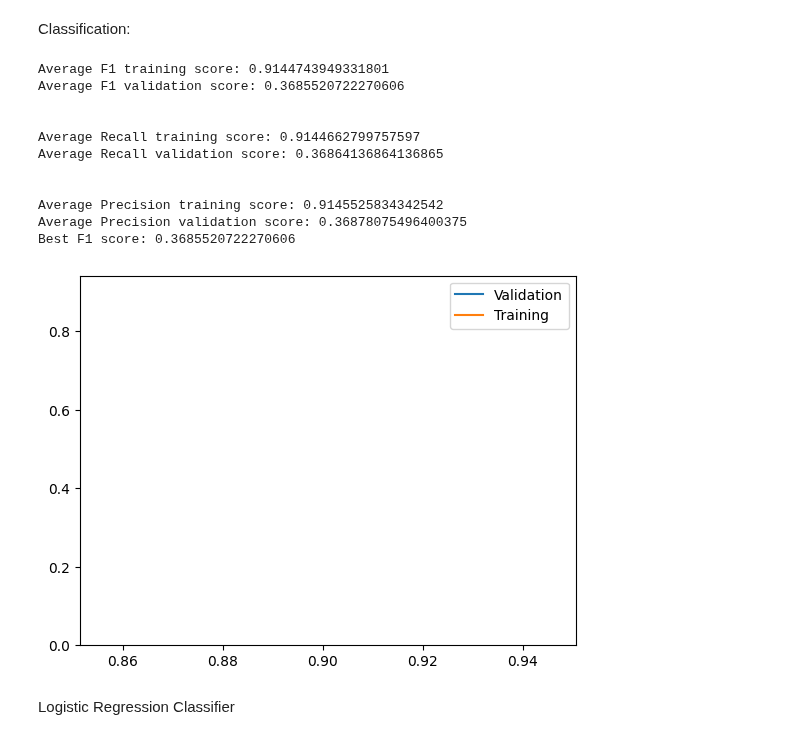
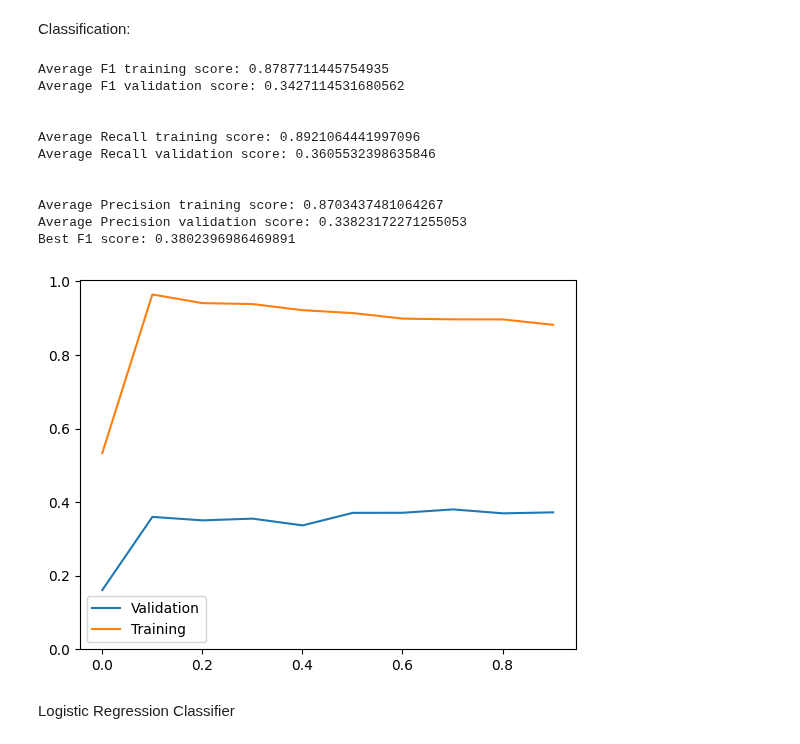
Before and after one commit to natedrake7/MachineLearning, a Jupyter notebook: SentimentAnalysis/SentimentAnalysis.ipynb, the cells around one changed output. Cells and saved outputs as stored; diff of their text form; code cells hidden in the pictures.

Commit message:
Update 3.0
Created learning curves,as well as correct table of trials

```diff
--- a/SentimentAnalysis/SentimentAnalysis.ipynb
+++ b/SentimentAnalysis/SentimentAnalysis.ipynb
@@ -102,6 +102,9 @@ train_set = pd.DataFrame(data)
 
 data = pd.read_csv('processed_test')
 test_set = pd.DataFrame(data)
+
+data = pd.read_csv('./Data/train_set.csv')
+bruteforce_set = pd.DataFrame(data)
 # %% [markdown]
 Extra stopword removal(with no effect)
 # %%
@@ -148,8 +151,8 @@ encoder = LabelEncoder()
 
 
 X_train = vectorizer.fit_transform(train_set['Text'])
+X_brute = vectorizer.fit_transform(bruteforce_set['Text'])
 X_test = vectorizer.fit_transform(test_set['Text'])
 
 Y_train = encoder.fit_transform(train_set['Sentiment'])
-
-X_train, X_val, Y_train, Y_val = train_test_split(X_train, Y_train, test_size=0.3)
+Y_brute  = encoder.fit_transform(bruteforce_set['Sentiment'])
@@ -155,0 +161,26 @@ X_train, X_val, Y_train, Y_val = train_test_split(X_train, Y_train, test_size=0.
+# %%
+X_train, X_val, Y_train, Y_val = train_test_split(X_brute, Y_brute, test_size=0.3)
+
+classifier = LogisticRegression(max_iter=2000,C=1.0,multi_class='auto',solver='lbfgs',tol=1e-4)
+classifier.fit(X_train, np.ravel(Y_train))
+
+results_train = classifier.predict(X_train)
+
+results = classifier.predict(X_val)
+
+f1_train = f1_score(Y_train, results_train,average='weighted')
+precision_train = precision_score(Y_train,results_train,average='weighted')
+recall_train = recall_score(Y_train,results_train,average='weighted')
+
+f1 = f1_score(Y_val, results,average='weighted')
+precision = precision_score(Y_val, results,average='weighted')
+recall = recall_score(Y_val, results,average='weighted')
+
+print("F1 training score: " + str(f1_train))
+print("F1 validation score: " + str(f1))
+print("\n")
+print("Recall training score: " + str(precision_train))
+print("Recall validation score: " + str(precision))
+print("\n")
+print("Precision training score: " + str(recall_train))
+print("Precision validation score: " + str(recall))
@@ -166,10 +208,12 @@ list_sample_size=[]
 
 best_score = 0
 
+X_train, X_val, Y_train, Y_val = train_test_split(X_train, Y_train, test_size=0.3)
+
 for times in range(10):
   X, X_unused, y, y_unused = train_test_split(X_train, Y_train, test_size=1 - (times * 0.1 + 0.001))
 
-  classifier = LogisticRegression(max_iter=2000,C=10.0,multi_class='auto',solver='lbfgs',tol=1e-8)
+  classifier = LogisticRegression(max_iter=2000,C=0.1,multi_class='auto',solver='lbfgs',tol=1e-6)
   classifier.fit(X, np.ravel(y))
 
   results_train = classifier.predict(X)
@@ -189,40 +233,40 @@ for times in range(10):
 
   list_f1.append(f1)
   list_f1_train.append(f1_train)
   list_recall.append(recall)
   list_recall_train.append(recall_train)
   list_precision.append(precision)
   list_precision_train.append(precision_train)
   list_sample_size.append((times * 0.1 + 0.001))
 
 plt.plot(list_sample_size, list_f1)
 plt.plot(list_sample_size, list_f1_train)
 
 plt.ylim(ymin=0)
 plt.legend(["Validation", "Training"])
 
 print("Average F1 training score: " + str(sum(list_f1_train) / len(list_f1_train)))
 print("Average F1 validation score: " + str(sum(list_f1) / len(list_f1)))
 print("\n")
 print("Average Recall training score: " + str(sum(list_recall_train) / len(list_recall_train)))
 print("Average Recall validation score: " + str(sum(list_recall) / len(list_recall)))
 print("\n")
 print("Average Precision training score: " + str(sum(list_precision_train) / len(list_precision_train)))
 print("Average Precision validation score: " + str(sum(list_precision) / len(list_precision)))
 
 print("Best F1 score: " + str(best_score))
 # %% [output]
-Average F1 training score: 0.9144743949331801
-Average F1 validation score: 0.3685520722270606
+Average F1 training score: 0.8787711445754935
+Average F1 validation score: 0.3427114531680562
 
 
-Average Recall training score: 0.9144662799757597
-Average Recall validation score: 0.36864136864136865
+Average Recall training score: 0.8921064441997096
+Average Recall validation score: 0.3605532398635846
 
 
-Average Precision training score: 0.9145525834342542
-Average Precision validation score: 0.36878075496400375
-Best F1 score: 0.3685520722270606
+Average Precision training score: 0.8703437481064267
+Average Precision validation score: 0.33823172271255053
+Best F1 score: 0.3802396986469891
-[figure, old version]
+[figure, new version]
 # %% [markdown]
 Logistic Regression Classifier
```
Also changed, not shown: parts of 5 cells of this notebook, 15 other files.
